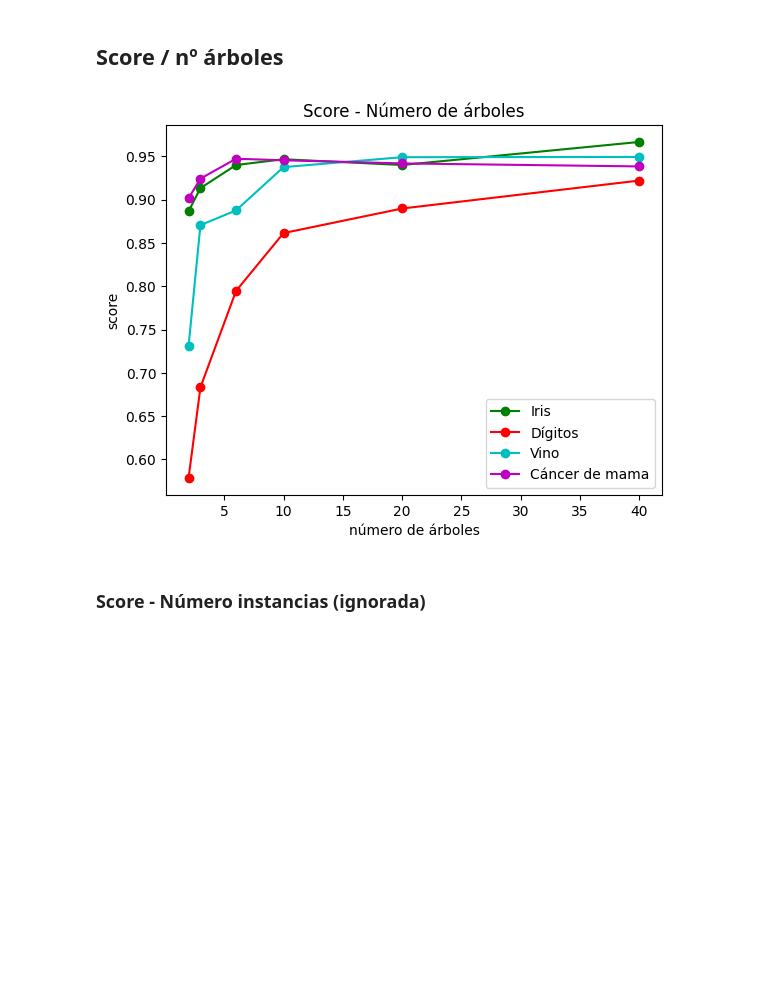
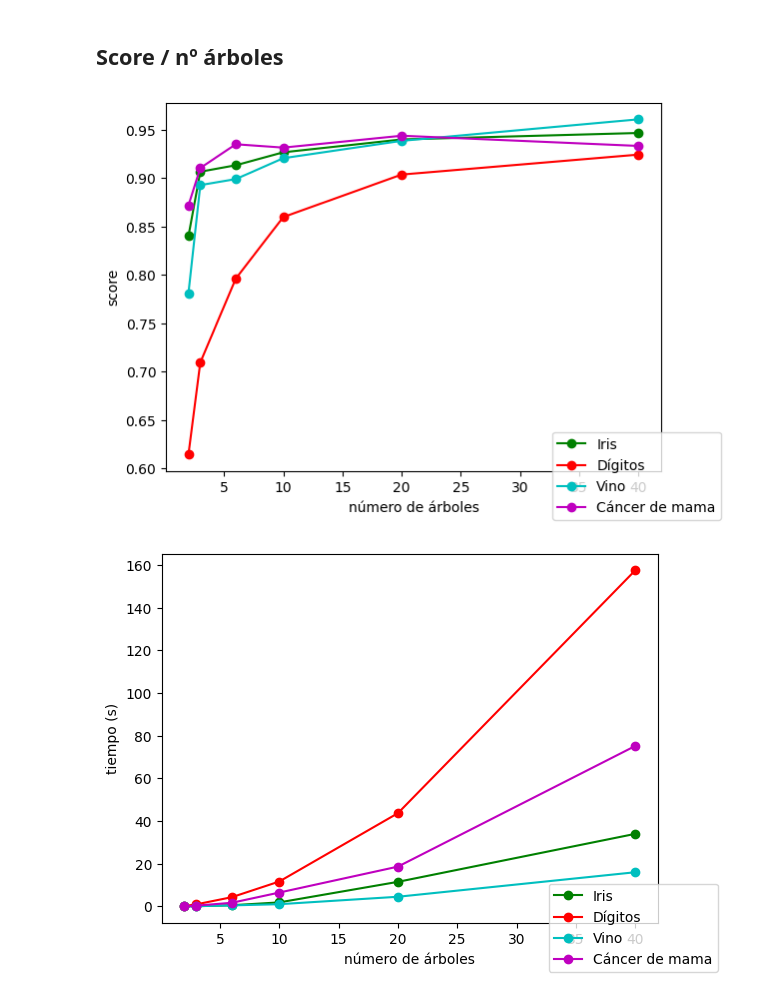
Before and after one commit to phf1001/semisupervised-learning-in-cibersecurity, a Jupyter notebook: src/models/notebooks/co-forest-graphs-generator.ipynb, the cells around one changed output. Cells and saved outputs as stored; diff of their text form; code cells hidden in the pictures; blank space fills up the shorter version.

Commit message:
[S09] docs: stratified graphs

```diff
--- a/src/models/notebooks/co-forest-graphs-generator.ipynb
+++ b/src/models/notebooks/co-forest-graphs-generator.ipynb
@@ -477,25 +356,22 @@ available = [(load_iris(), 'Iris', (0,0)), (load_digits(), 'Dígitos', (0,1)), (
 
 for dataset_info in available:
 
+    open('file.csv', 'w').close()
     dataset = dataset_info[0]
-    available_classes = np.unique(dataset.target)
 
     X = np.array(dataset.data)
     y = np.array(dataset.target)
 
     rd = np.random.RandomState(5)
-    kf = KFold(n_splits=10, shuffle=True, random_state=rd)
-    kf.get_n_splits(X)
+    skf = StratifiedKFold(n_splits=10, shuffle=True, random_state=rd)
 
-    open('file.csv', 'w').close()
-
-    for train_index, test_index in kf.split(X):
+    for train_index, test_index in skf.split(X, y):
 
         X_train, X_test = X[train_index], X[test_index]
         y_train, y_test = y[train_index], y[test_index]
-        L_train, U_train, Ly_train, Uy_train = train_test_split(X_train, y_train, test_size=0.8, random_state=rd)
+        L_train, U_train, Ly_train, Uy_train = train_test_split(X_train, y_train, test_size=0.8, random_state=rd, stratify=y_train)
 
-        co_forest = Co_Forest(L_train, Ly_train, U_train, 20, 0.75, available_classes, rd,'log2', X_test, y_test)
+        co_forest = Co_Forest(L_train, Ly_train, U_train, 20, 0.75, np.unique(dataset.target), rd,'log2', X_test, y_test)
         co_forest.fit()
 
     mean = np.mean(create_graph_matrix("file.csv"), axis=0)
@@ -577,8 +453,8 @@ for dataset_info in available:
 
         for i in np.arange(0.5, 1, 0.1):
 
-            X_train, X_test, y_train, y_test = train_test_split(dataset.data, dataset.target, train_size=i, random_state=rd)
-            L_train, U_train, Ly_train, Uy_train = train_test_split(X_train, y_train, test_size=0.8, random_state=rd)
+            X_train, X_test, y_train, y_test = train_test_split(dataset.data, dataset.target, train_size=i, random_state=rd, stratify=dataset.target)
+            L_train, U_train, Ly_train, Uy_train = train_test_split(X_train, y_train, test_size=0.8, random_state=rd, stratify=y_train)
             co_forest = Co_Forest(L_train, Ly_train, U_train, 20, 0.75, np.unique(dataset.target), rd,'log2')
             co_forest.fit()
             scores_experimento.append(co_forest.score(X_test, y_test))
@@ -598,44 +474,59 @@ plt.show()
 ## Score / nº árboles
 # %%
 fig, ax = plt.subplots()
+fig_2, ax_2 = plt.subplots()
+
 cycol = cycle('bgrcmk')
 next(cycol)
 available = [(load_iris(), 'Iris'), (load_digits(), 'Dígitos'), (load_wine(), 'Vino'), (load_breast_cancer(), 'Cáncer de mama')]
 
 for dataset_info in available:
 
     dataset = dataset_info[0]
     available_classes = np.unique(dataset.target)
 
     X = np.array(dataset.data)
     y = np.array(dataset.target)
 
     rd = np.random.RandomState(5)
-    kf = KFold(n_splits=10, shuffle=True, random_state=rd)
-    kf.get_n_splits(X)
+    skf = StratifiedKFold(n_splits=10, shuffle=True, random_state=rd)
 
     matriz_scores = []
+    matriz_tiempos = []
 
-    for train_index, test_index in kf.split(X):
+    for train_index, test_index in skf.split(X, y):
 
         X_train, X_test = X[train_index], X[test_index]
         y_train, y_test = y[train_index], y[test_index]
-        L_train, U_train, Ly_train, Uy_train = train_test_split(X_train, y_train, test_size=0.8, random_state=rd)
+        L_train, U_train, Ly_train, Uy_train = train_test_split(X_train, y_train, test_size=0.8, random_state=rd, stratify=y_train)
         scores_fold = []
+        times_fold = []
 
         for j in [2, 3, 6, 10, 20, 40]:
             co_forest = Co_Forest(L_train, Ly_train, U_train, j, 0.75, available_classes, rd,'log2')
+            inicio = time.time()
             co_forest.fit()
+            fin = time.time()
+            times_fold.append((fin-inicio))
             scores_fold.append(co_forest.score(X_test, y_test))
 
         matriz_scores.append(scores_fold)
+        matriz_tiempos.append(times_fold)
 
-    ax.plot(np.array([2, 3, 6, 10, 20, 40]), np.mean(np.array(matriz_scores), axis=0), '-o', color=next(cycol),  label=dataset_info[1])
+    c = next(cycol)
+    ax.plot(np.array([2, 3, 6, 10, 20, 40]), np.mean(np.array(matriz_scores), axis=0), '-o', color=c,  label=dataset_info[1])
+    ax_2.plot(np.array([2, 3, 6, 10, 20, 40]), np.mean(np.array(matriz_tiempos), axis=0), '-o', color=c,  label=dataset_info[1])
 
-plt.title("Score - Número de árboles")
+#plt.title("Score - Número de árboles")
 ax.set_ylabel('score')
 ax.set_xlabel('número de árboles')
-plt.legend(loc="lower right")
+fig.legend(loc="lower right")
+
+ax_2.set_ylabel('tiempo (s)')
+ax_2.set_xlabel('número de árboles')
+fig_2.legend(loc="lower right")
+
 plt.show()
 # %% [output]
-[figure, old version]
+[figure, new version]
+[figure, added]
@@ -678,2 +532,0 @@ plt.show()
-# %% [markdown]
-### Score - Número instancias (ignorada)
```
Also changed, not shown: parts of 9 cells of this notebook, 12 other files.
